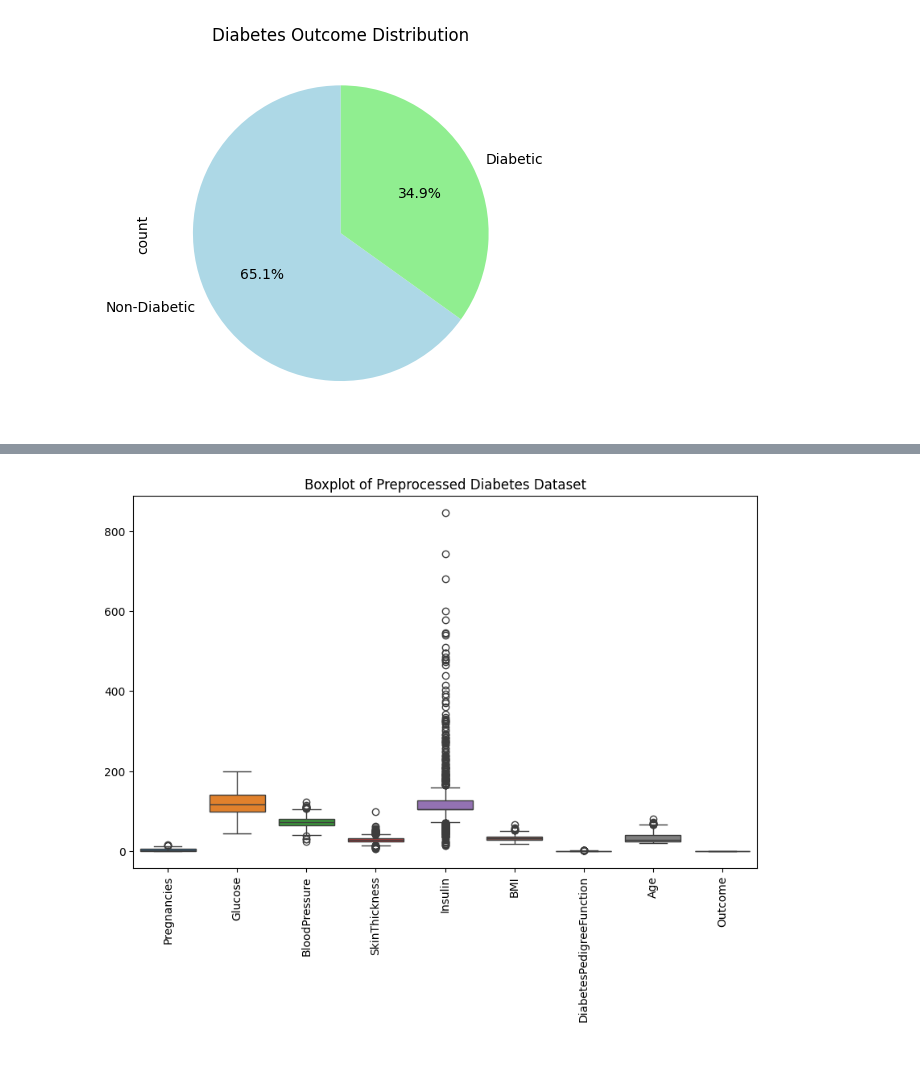
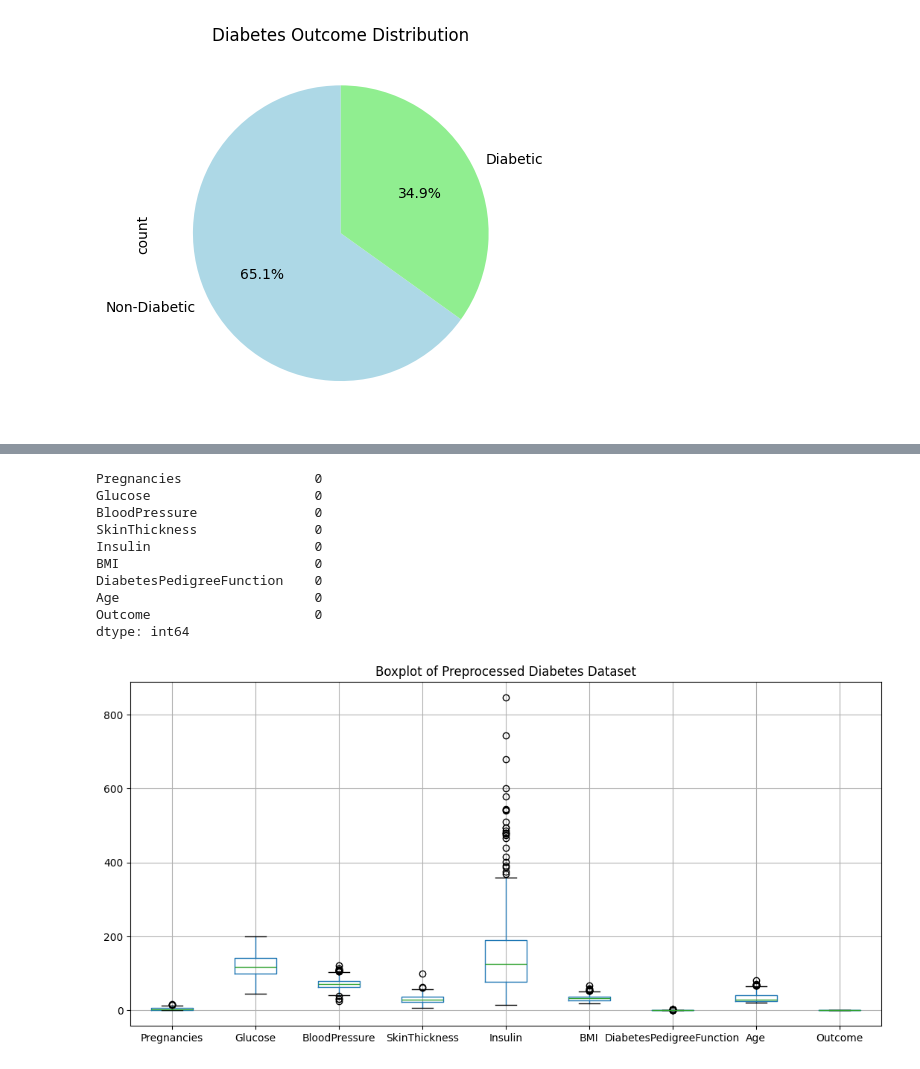
Before and after one commit to waliulrayhan/Data-Mining-and-Data-Warehousing-Lab, a Jupyter notebook: 1.ipynb, the cells around one changed output, grey strips where cells are left out. Cells and saved outputs as stored; diff of their text form; code cells hidden in the pictures.

```diff
--- a/1.ipynb
+++ b/1.ipynb
@@ -10,3 +3,3 @@ from sklearn.metrics import confusion_matrix, accuracy_score
 # %%
 # Loading the diabetes dataset
-diabetes_data = pd.read_csv('diabetes.csv')
+data = pd.read_csv('diabetes.csv')
@@ -51,9 +43,21 @@ dtype: int64
+# %%
+# Check again if there are still any missing values in the dataset
+print(data2.isnull().sum())  # This should print 0 for all columns
+# %% [output]
+Pregnancies                 0
+Glucose                     0
+BloodPressure               0
+SkinThickness               0
+Insulin                     0
+BMI                         0
+DiabetesPedigreeFunction    0
+Age                         0
+Outcome                     0
+dtype: int64
 # %%
 # c) Boxplot of the pre-processed dataset
-plt.figure(figsize=(10,6))
-sns.boxplot(data=diabetes_data)
+boxplot=data.boxplot(figsize=(13, 6))
 plt.title('Boxplot of Preprocessed Diabetes Dataset')
-plt.xticks(rotation=90)
 plt.show()
 # %% [output]
-[figure, old version]
+[figure, new version]
```
Also changed, not shown: parts of 41 cells of this notebook, 2 other files.
